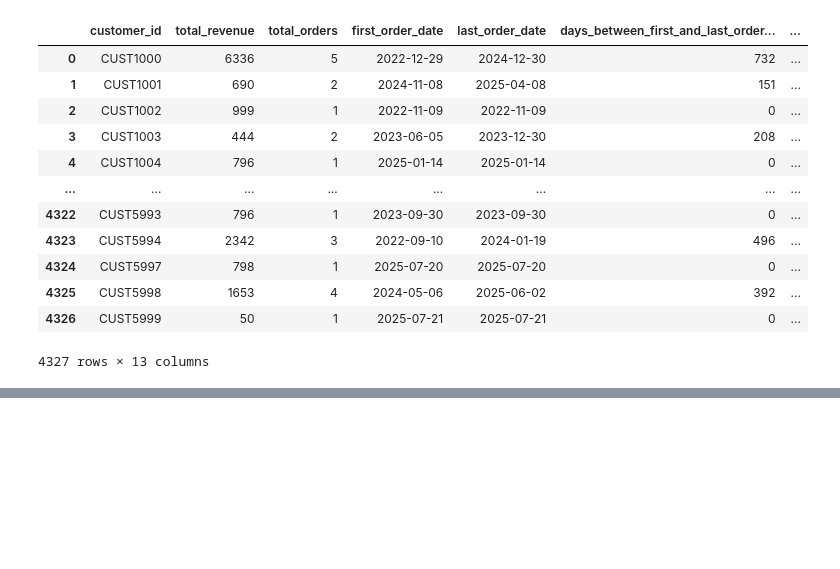
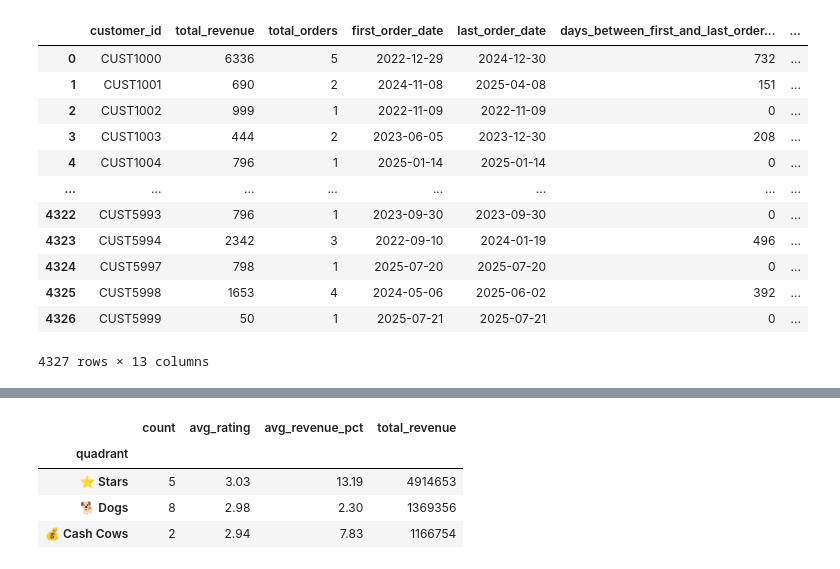
Before and after one commit to r-tavakoli/ai-ml-exercises, a Jupyter notebook: pandas/009_ecommerce_sales.ipynb, the cells around one changed output, grey strips where cells are left out. Cells and saved outputs as stored; diff of their text form; code cells hidden in the pictures; blank space fills up the shorter version.

Commit message:
Market Expansion & Country Performance Analysis

```diff
--- a/pandas/009_ecommerce_sales.ipynb
+++ b/pandas/009_ecommerce_sales.ipynb
@@ -325,6 +320,7 @@ product_metrics = data.groupby(['product_id']).agg(
     total_units_sold = ('quantity', 'sum'),
     total_revenue = ('revenue', 'sum'),
     average_rating = ('rating', 'mean'),
+    number_of_orders = ('order_id', 'nunique')
 )
 
 def return_quantity(group):
@@ -354,4 +350,4 @@ product_metrics['sales_velocity'] = data.groupby('product_id', group_keys=False)
 total_revenue_all = data['revenue'].sum()
 product_metrics['revenue_concentration_pct'] = product_metrics['total_revenue'] * 100 / total_revenue_all
 
-product_metrics
+product_metrics = product_metrics.reset_index()
@@ -375,0 +354,35 @@ product_metrics
+# %%
+# step 2
+average_rating_median = product_metrics['average_rating'].median()
+revenue_contribution_median = product_metrics['revenue_concentration_pct'].median()
+
+product_metrics['average_rating_level'] = np.where(product_metrics['average_rating'] > average_rating_median, 'high', 'low')
+product_metrics['revenue_contribution_level'] = np.where(product_metrics['revenue_concentration_pct'] > revenue_contribution_median, 'high', 'low')
+
+def assign_quadrant(row):
+    rating = row['average_rating_level']
+    revenue = row['revenue_contribution_level']
+
+    if rating == 'high' and revenue == 'high':
+        return '⭐ Stars'
+    elif rating == 'hHigh' and revenue == 'low':
+        return '❓ Question Marks'
+    elif rating == 'low' and revenue == 'high':
+        return '💰 Cash Cows'
+    else:  # Low, Low
+        return '🐕 Dogs'
+
+product_metrics['quadrant'] = product_metrics.apply(assign_quadrant, axis=1)
+quadrant_summary = product_metrics.groupby('quadrant').agg(
+    count=('product_id', 'count'),
+    avg_rating=('average_rating', 'mean'),
+    avg_revenue_pct=('revenue_concentration_pct', 'mean'),
+    total_revenue=('total_revenue', 'sum')
+).round(2)
+quadrant_summary
+# %% [output]
+|  | count | avg_rating | avg_revenue_pct | total_revenue |
+| quadrant |  |  |  |  |
+| ⭐ Stars | 5 | 3.03 | 13.19 | 4914653 |
+| 🐕 Dogs | 8 | 2.98 | 2.30 | 1369356 |
+| 💰 Cash Cows | 2 | 2.94 | 7.83 | 1166754 |
```
Also changed, not shown: parts of 6 cells of this notebook.
